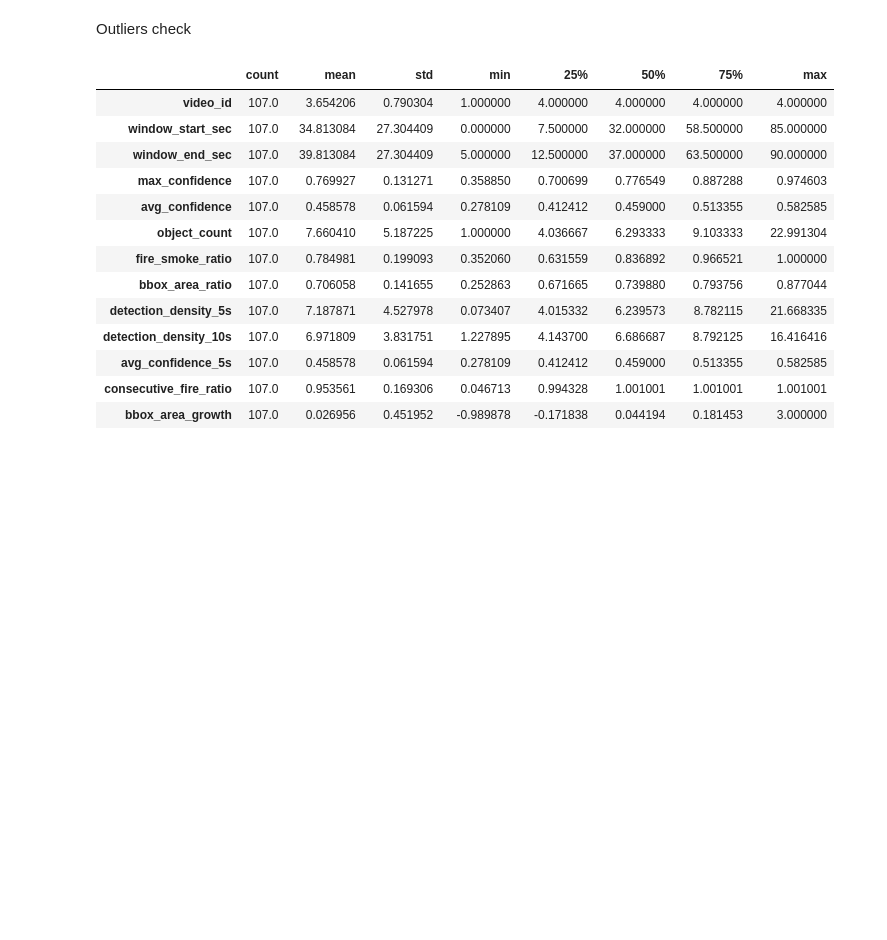
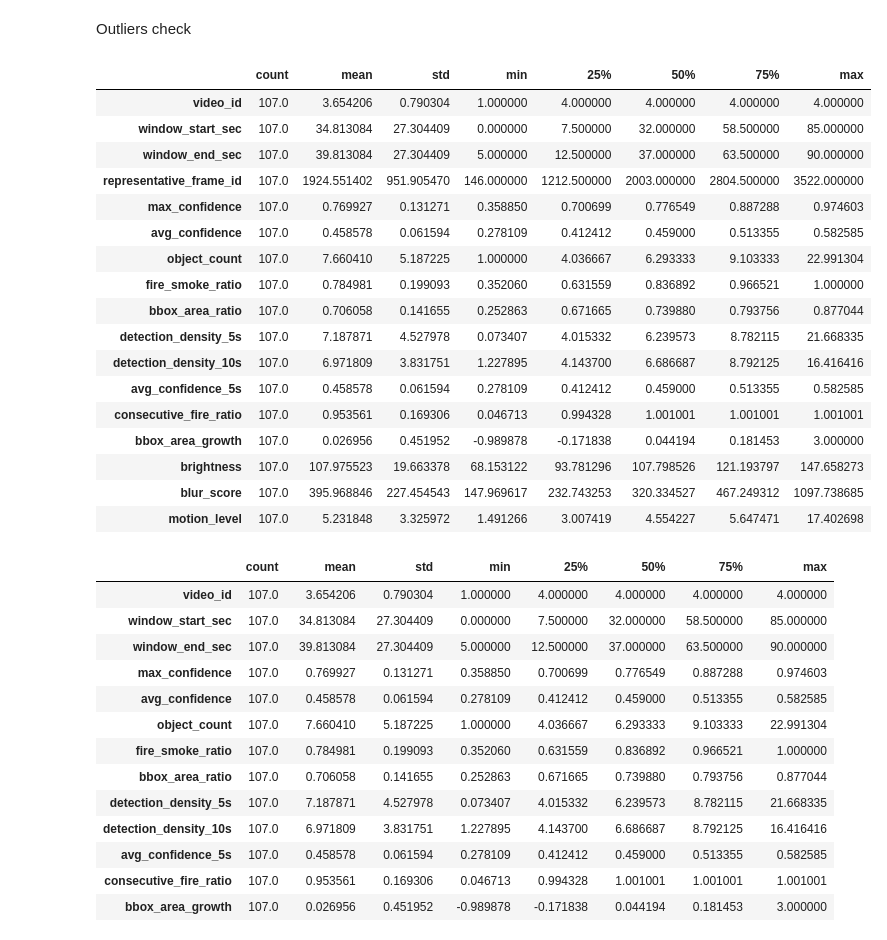
Before and after one commit to GoharGevorgyan01/iot-hybrid-project, a Jupyter notebook: video_pipeline/ml/training/analyze_event_dataset.ipynb, the cells around one changed output. Cells and saved outputs as stored; diff of their text form; code cells hidden in the pictures; blank space fills up the shorter version.

```diff
--- a/video_pipeline/ml/training/analyze_event_dataset.ipynb
+++ b/video_pipeline/ml/training/analyze_event_dataset.ipynb
@@ -192,6 +206,30 @@ df["bbox_area_growth"].hist(grid=False)
 [figure]
 # %% [markdown]
 Outliers check
+# %%
+import pandas as pd
+
+df = pd.read_csv("event_dataset_labeled.csv")
+df.describe().T
+# %% [output]
+|  | count | mean | std | min | 25% | 50% | 75% | max |
+| video_id | 107.0 | 3.654206 | 0.790304 | 1.000000 | 4.000000 | 4.000000 | 4.000000 | 4.000000 |
+| window_start_sec | 107.0 | 34.813084 | 27.304409 | 0.000000 | 7.500000 | 32.000000 | 58.500000 | 85.000000 |
+| window_end_sec | 107.0 | 39.813084 | 27.304409 | 5.000000 | 12.500000 | 37.000000 | 63.500000 | 90.000000 |
+| representative_frame_id | 107.0 | 1924.551402 | 951.905470 | 146.000000 | 1212.500000 | 2003.000000 | 2804.500000 | 3522.000000 |
+| max_confidence | 107.0 | 0.769927 | 0.131271 | 0.358850 | 0.700699 | 0.776549 | 0.887288 | 0.974603 |
+| avg_confidence | 107.0 | 0.458578 | 0.061594 | 0.278109 | 0.412412 | 0.459000 | 0.513355 | 0.582585 |
+| object_count | 107.0 | 7.660410 | 5.187225 | 1.000000 | 4.036667 | 6.293333 | 9.103333 | 22.991304 |
+| fire_smoke_ratio | 107.0 | 0.784981 | 0.199093 | 0.352060 | 0.631559 | 0.836892 | 0.966521 | 1.000000 |
+| bbox_area_ratio | 107.0 | 0.706058 | 0.141655 | 0.252863 | 0.671665 | 0.739880 | 0.793756 | 0.877044 |
+| detection_density_5s | 107.0 | 7.187871 | 4.527978 | 0.073407 | 4.015332 | 6.239573 | 8.782115 | 21.668335 |
+| detection_density_10s | 107.0 | 6.971809 | 3.831751 | 1.227895 | 4.143700 | 6.686687 | 8.792125 | 16.416416 |
+| avg_confidence_5s | 107.0 | 0.458578 | 0.061594 | 0.278109 | 0.412412 | 0.459000 | 0.513355 | 0.582585 |
+| consecutive_fire_ratio | 107.0 | 0.953561 | 0.169306 | 0.046713 | 0.994328 | 1.001001 | 1.001001 | 1.001001 |
+| bbox_area_growth | 107.0 | 0.026956 | 0.451952 | -0.989878 | -0.171838 | 0.044194 | 0.181453 | 3.000000 |
+| brightness | 107.0 | 107.975523 | 19.663378 | 68.153122 | 93.781296 | 107.798526 | 121.193797 | 147.658273 |
+| blur_score | 107.0 | 395.968846 | 227.454543 | 147.969617 | 232.743253 | 320.334527 | 467.249312 | 1097.738685 |
+| motion_level | 107.0 | 5.231848 | 3.325972 | 1.491266 | 3.007419 | 4.554227 | 5.647471 | 17.402698 |
 # %%
 df.describe().T
 # %% [output]
```
Also changed, not shown: parts of 3 cells of this notebook, 30 other files.
